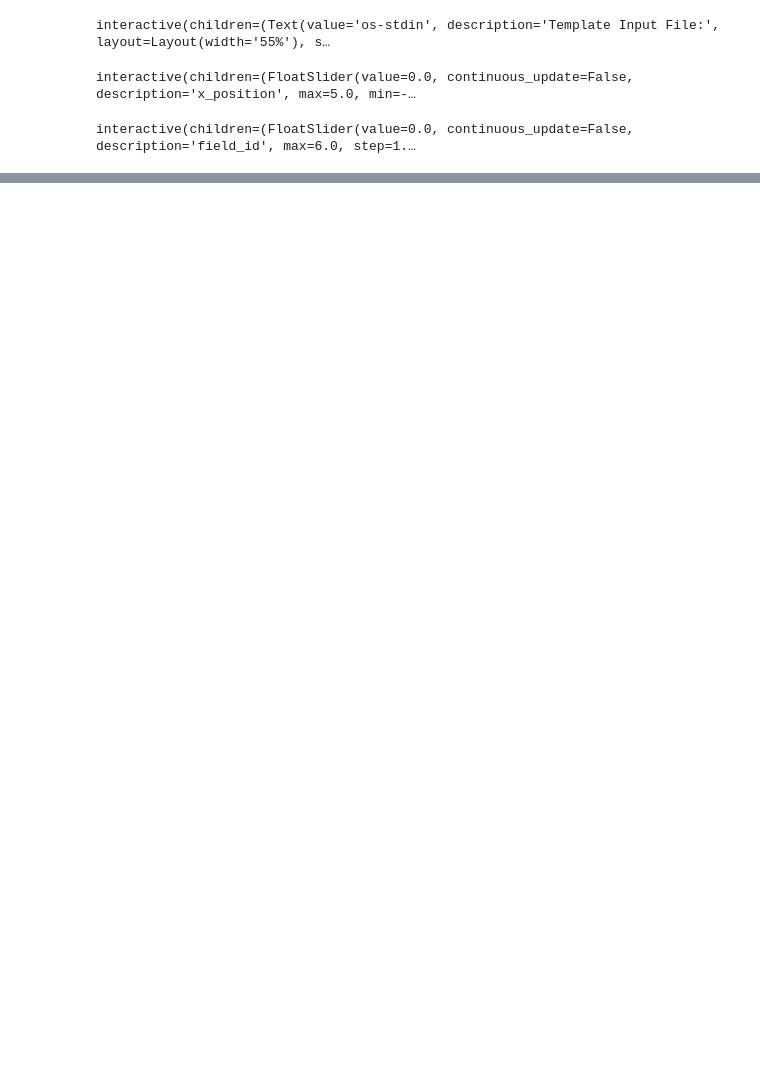
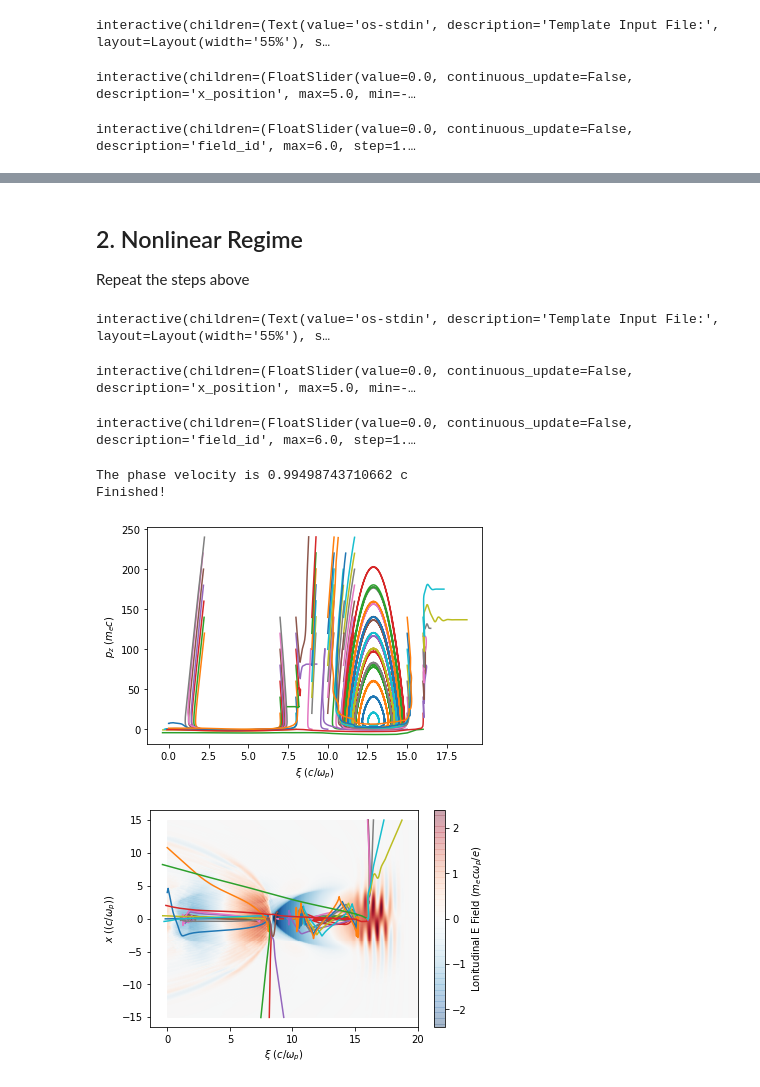
Before and after one commit to UCLA-Plasma-Simulation-Group/JupyterPIC, a Jupyter notebook: notebooks-USPAS22/Lab3 Trapping/Trapping in 2d LWFA.ipynb, the cells around one changed output, grey strips where cells are left out. Saved outputs shown, nothing was run; the diff lists cells and outputs as text; code cells hidden in the pictures; blank space fills up the shorter version.

```diff
--- a/notebooks-USPAS22/Lab3 Trapping/Trapping in 2d LWFA.ipynb
+++ b/notebooks-USPAS22/Lab3 Trapping/Trapping in 2d LWFA.ipynb
@@ -110,0 +111,64 @@ plt.savefig("xi_r.png",dpi=500)
+# %% [markdown]
+## 2. Nonlinear Regime
+
+Repeat the steps above
+# %%
+moving_widget('nonlinear')
+# %% [output]
+interactive(children=(Text(value='os-stdin', description='Template Input File:', layout=Layout(width='55%'), s…
+# %%
+dirname = 'nonlinear'
+file_id = 3
+den_path = [dirname +'/MS/DENSITY/H2elec/charge/charge-H2elec-00000'+str(file_id)+'.h5']
+field_obj = ['e1','e2','e3','b1','b2','b3','psi']
+field_path = [dirname +'/MS/FLD/'+opt+'/'+opt+'-00000'+str(file_id)+'.h5' for opt in field_obj]
+path = field_path+den_path
+makeplot(file_id,path,'density')
+makeplot(file_id,path,'field')
+# %% [output]
+interactive(children=(FloatSlider(value=0.0, continuous_update=False, description='x_position', max=5.0, min=-…
+interactive(children=(FloatSlider(value=0.0, continuous_update=False, description='field_id', max=6.0, step=1.…
+# %%
+dt = 0.4
+step = 5000
+omega0 = 10
+omegap = 1
+vph = math.sqrt(1 - omegap**2/omega0**2)#0.994987
+print('The phase velocity is {} c'.format(vph))
+trajectory=[]
+track=etrack.Tracks(dirname = 'nonlinear')
+xi_pos = np.linspace(7., 16, 10)
+for xi in xi_pos:
+    for pz in range(0,150,20):
+        track.set_init_para(r_0=0,xi_0=xi,vph=vph,dtw=dt,pzinit=pz)
+        track.run(step)
+        trajectory.append(track.result())
+print('Finished!')
+
+trajectory = np.array(trajectory)
+r = np.array(trajectory[:,1])
+xi = np.array(trajectory[:,0])
+pz = np.array(trajectory[:,3])
+fig, axs = plt.subplots()
+for i in range(len(xi)):
+    axs.plot(xi[i],pz[i])
+axs.set_ylabel('$p_z$ ($m_e c$)')
+axs.set_xlabel('$\\xi$ ($c/\\omega_p$)')
+plt.savefig("xi_pz.png",dpi=500)
+
+fig, axs = plt.subplots()
+Ez, r_sim,xi_sim =track.dat['e1'],track.axis['r'],track.axis['xi']
+colors = axs.pcolormesh(xi_sim,r_sim,Ez,vmin=-Ez.max(),vmax=Ez.max(),cmap="RdBu_r",alpha=0.2)
+cbar = fig.colorbar(colors,ax=axs)
+name = 'Lonitudinal E'
+cbar.set_label(name +' Field ($m_e c\omega_p / e$)')
+for i in range(len(xi)):
+    axs.plot(xi[i],r[i])
+axs.set_ylabel('$x$ (($c/\\omega_p$))')
+axs.set_xlabel('$\\xi$ ($c/\\omega_p$)')
+plt.savefig("xi_r.png",dpi=500)
+# %% [output]
+The phase velocity is 0.99498743710662 c
+Finished!
+[figure, added]
+[figure, added]
```
Also changed, not shown: parts of 7 cells of this notebook, 2 other files.
